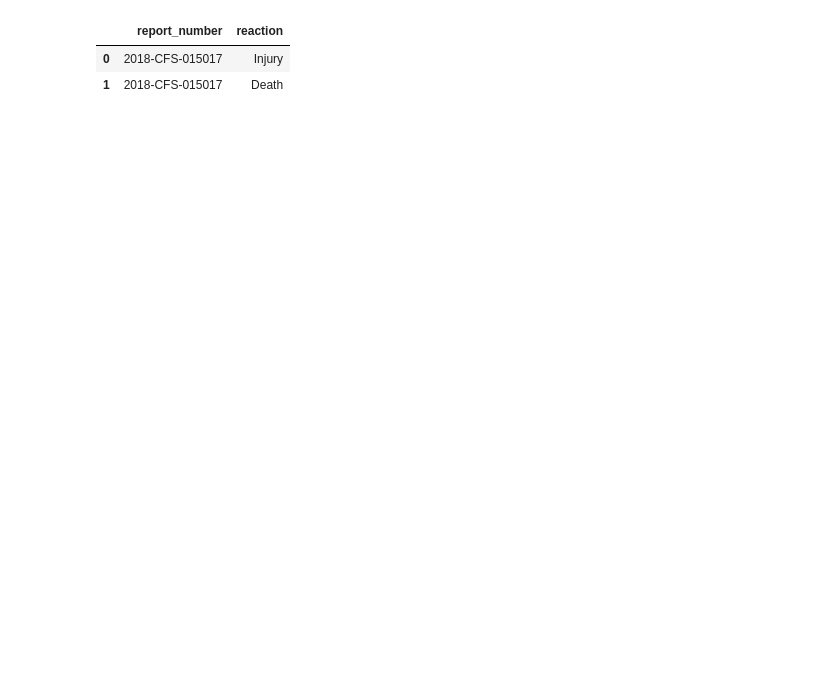
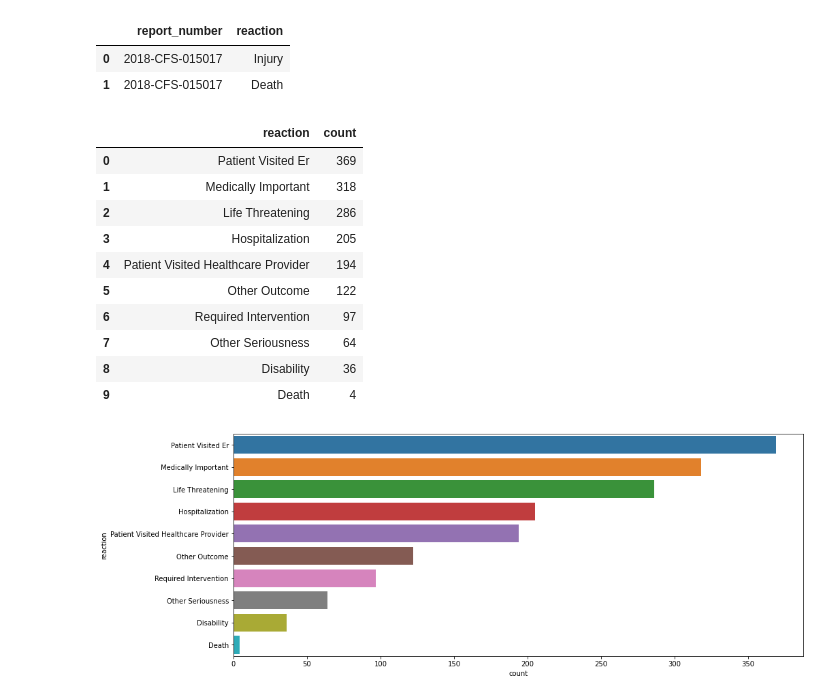
Before and after one commit to rooplaxmidesai/FDA_food, a Jupyter notebook: week_08_homework_project_latest.ipynb, the cells around one changed output. Saved outputs shown, nothing was run; the diff lists cells and outputs as text; code cells hidden in the pictures; blank space fills up the shorter version.

```diff
--- a/week_08_homework_project_latest.ipynb
+++ b/week_08_homework_project_latest.ipynb
@@ -181,8 +185,8 @@ Median age for Ovarian Cancer: 55.0
 def get_eventCountData_fromAPI(eventCountDataJSON):
     reaction_count_list = []
     #results key from the JSON data of the request contains the information about the food event.
-    if(('results' in reaction_count_data) and (bool(reaction_count_data['results']) == True)):
-        for cnt_record in reaction_count_data['results']:
+    if(('results' in eventCountDataJSON) and (bool(eventCountDataJSON['results']) == True)):
+        for cnt_record in eventCountDataJSON['results']:
             reaction_count_list.append({"reaction": cnt_record["term"].title(),"count":cnt_record["count"]})
 
     reaction_count_df = pd.DataFrame(reaction_count_list)
@@ -262,3 +297,30 @@ display(death_outcome_dfDict["reaction_df"])
 |  | report_number | reaction |
 | 0 | 2018-CFS-015017 | Injury |
 | 1 | 2018-CFS-015017 | Death |
+# %%
+#Get outcome count for anaphylactic_reaction
+anaphylactic_reaction_url = "https://api.fda.gov/food/event.json?search=reaction:'anaphylactic+reaction'&count=outcomes.exact"
+
+anaphylactic_reaction_data = requests.get(anaphylactic_reaction_url).json()
+
+reaction_count_df = get_eventCountData_fromAPI(anaphylactic_reaction_data)
+# %%
+display(reaction_count_df)
+
+#PLOT anaphylactic_reaction_data and its outcome count
+fig,ax = plt.subplots()
+fig.set_size_inches([15,6])
+ax = sns.barplot(x="count",y="reaction",ax=ax,data=reaction_count_df)
+# %% [output]
+|  | reaction | count |
+| 0 | Patient Visited Er | 369 |
+| 1 | Medically Important | 318 |
+| 2 | Life Threatening | 286 |
+| 3 | Hospitalization | 205 |
+| 4 | Patient Visited Healthcare Provider | 194 |
+| 5 | Other Outcome | 122 |
+| 6 | Required Intervention | 97 |
+| 7 | Other Seriousness | 64 |
+| 8 | Disability | 36 |
+| 9 | Death | 4 |
+[figure, added]
```
Also changed, not shown: parts of 5 cells of this notebook.
